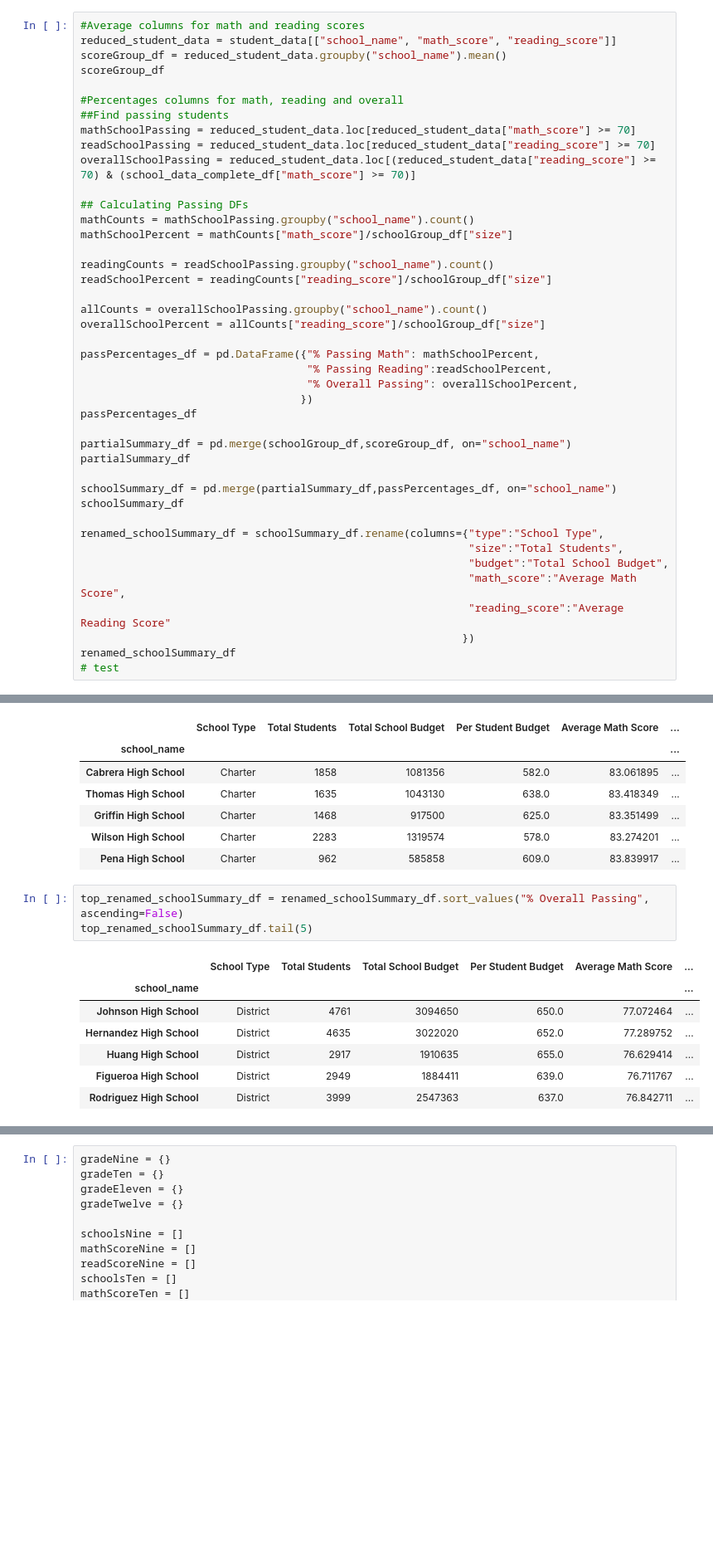
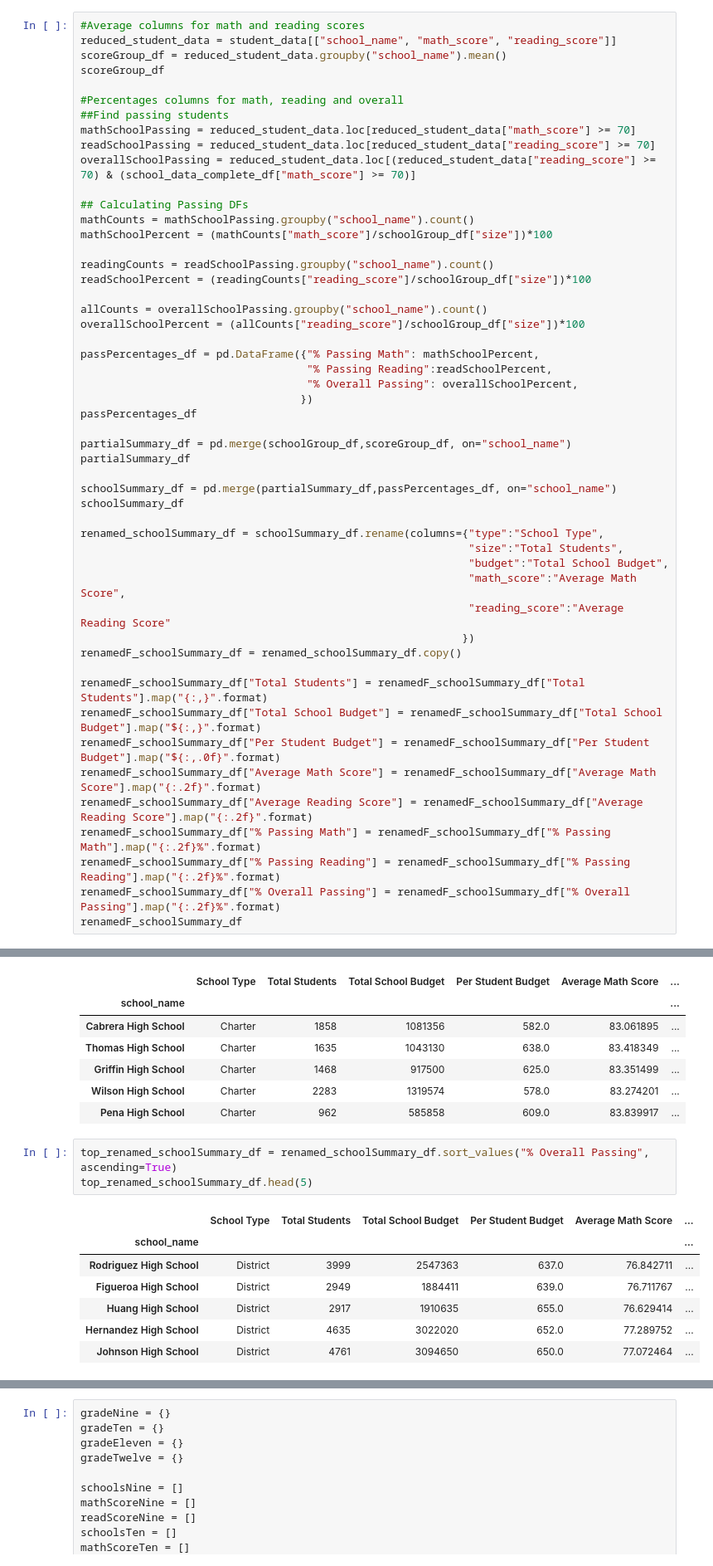
Before and after one commit to WayneJ2/pandas-challenge, a Jupyter notebook: PyCitySchools/PyCityCode.ipynb, the cells around one changed output, grey strips where cells are left out. Shown at 83% size. Drawn from its saved outputs; the diff is of its cells as text; blank space fills up the shorter version.

```diff
--- a/PyCitySchools/PyCityCode.ipynb
+++ b/PyCitySchools/PyCityCode.ipynb
@@ -97,13 +82,13 @@ overallSchoolPassing = reduced_student_data.loc[(reduced_student_data["reading_s
 
 ## Calculating Passing DFs
 mathCounts = mathSchoolPassing.groupby("school_name").count()
-mathSchoolPercent = mathCounts["math_score"]/schoolGroup_df["size"]
+mathSchoolPercent = (mathCounts["math_score"]/schoolGroup_df["size"])*100
 
 readingCounts = readSchoolPassing.groupby("school_name").count()
-readSchoolPercent = readingCounts["reading_score"]/schoolGroup_df["size"]
+readSchoolPercent = (readingCounts["reading_score"]/schoolGroup_df["size"])*100
 
 allCounts = overallSchoolPassing.groupby("school_name").count()
-overallSchoolPercent = allCounts["reading_score"]/schoolGroup_df["size"]
+overallSchoolPercent = (allCounts["reading_score"]/schoolGroup_df["size"])*100
 
 passPercentages_df = pd.DataFrame({"% Passing Math": mathSchoolPercent,
                                    "% Passing Reading":readSchoolPercent,
@@ -123,8 +108,17 @@ renamed_schoolSummary_df = schoolSummary_df.rename(columns={"type":"School Type"
                                                             "math_score":"Average Math Score",
                                                             "reading_score":"Average Reading Score"
                                                            })
-renamed_schoolSummary_df
-# test
+renamedF_schoolSummary_df = renamed_schoolSummary_df.copy()
+
+renamedF_schoolSummary_df["Total Students"] = renamedF_schoolSummary_df["Total Students"].map("{:,}".format)
+renamedF_schoolSummary_df["Total School Budget"] = renamedF_schoolSummary_df["Total School Budget"].map("${:,}".format)
+renamedF_schoolSummary_df["Per Student Budget"] = renamedF_schoolSummary_df["Per Student Budget"].map("${:,.0f}".format)
+renamedF_schoolSummary_df["Average Math Score"] = renamedF_schoolSummary_df["Average Math Score"].map("{:.2f}".format)
+renamedF_schoolSummary_df["Average Reading Score"] = renamedF_schoolSummary_df["Average Reading Score"].map("{:.2f}".format)
+renamedF_schoolSummary_df["% Passing Math"] = renamedF_schoolSummary_df["% Passing Math"].map("{:.2f}%".format)
+renamedF_schoolSummary_df["% Passing Reading"] = renamedF_schoolSummary_df["% Passing Reading"].map("{:.2f}%".format)
+renamedF_schoolSummary_df["% Overall Passing"] = renamedF_schoolSummary_df["% Overall Passing"].map("{:.2f}%".format)
+renamedF_schoolSummary_df
 # %% [output]
 |  | School Type | Total Students | Total School Budget | Per Student Budget | Average Math Score | ... |
 | school_name |  |  |  |  |  | ... |
@@ -155,13 +149,13 @@ top_renamed_schoolSummary_df.head(5)
 | Wilson High School | Charter | 2283 | 1319574 | 578.0 | 83.274201 | ... |
 | Pena High School | Charter | 962 | 585858 | 609.0 | 83.839917 | ... |
 # %%
-top_renamed_schoolSummary_df = renamed_schoolSummary_df.sort_values("% Overall Passing", ascending=False)
-top_renamed_schoolSummary_df.tail(5)
+top_renamed_schoolSummary_df = renamed_schoolSummary_df.sort_values("% Overall Passing", ascending=True)
+top_renamed_schoolSummary_df.head(5)
 # %% [output]
 |  | School Type | Total Students | Total School Budget | Per Student Budget | Average Math Score | ... |
 | school_name |  |  |  |  |  | ... |
+| Rodriguez High School | District | 3999 | 2547363 | 637.0 | 76.842711 | ... |
+| Figueroa High School | District | 2949 | 1884411 | 639.0 | 76.711767 | ... |
+| Huang High School | District | 2917 | 1910635 | 655.0 | 76.629414 | ... |
+| Hernandez High School | District | 4635 | 3022020 | 652.0 | 77.289752 | ... |
 | Johnson High School | District | 4761 | 3094650 | 650.0 | 77.072464 | ... |
-| Hernandez High School | District | 4635 | 3022020 | 652.0 | 77.289752 | ... |
-| Huang High School | District | 2917 | 1910635 | 655.0 | 76.629414 | ... |
-| Figueroa High School | District | 2949 | 1884411 | 639.0 | 76.711767 | ... |
-| Rodriguez High School | District | 3999 | 2547363 | 637.0 | 76.842711 | ... |
```
Also changed, not shown: parts of 11 cells of this notebook.
